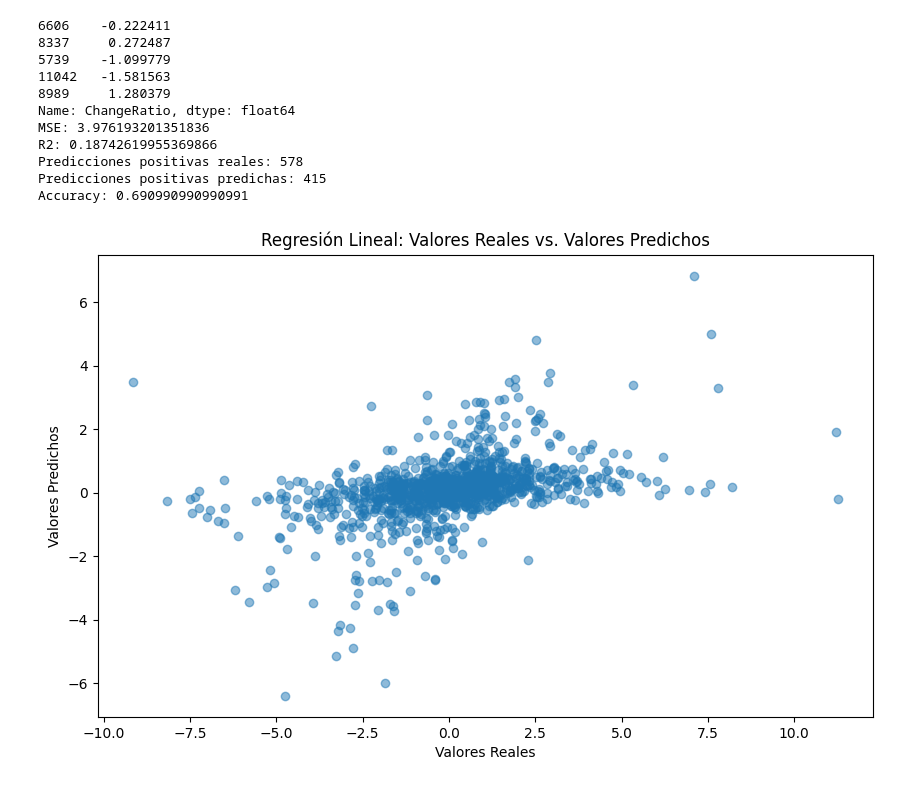
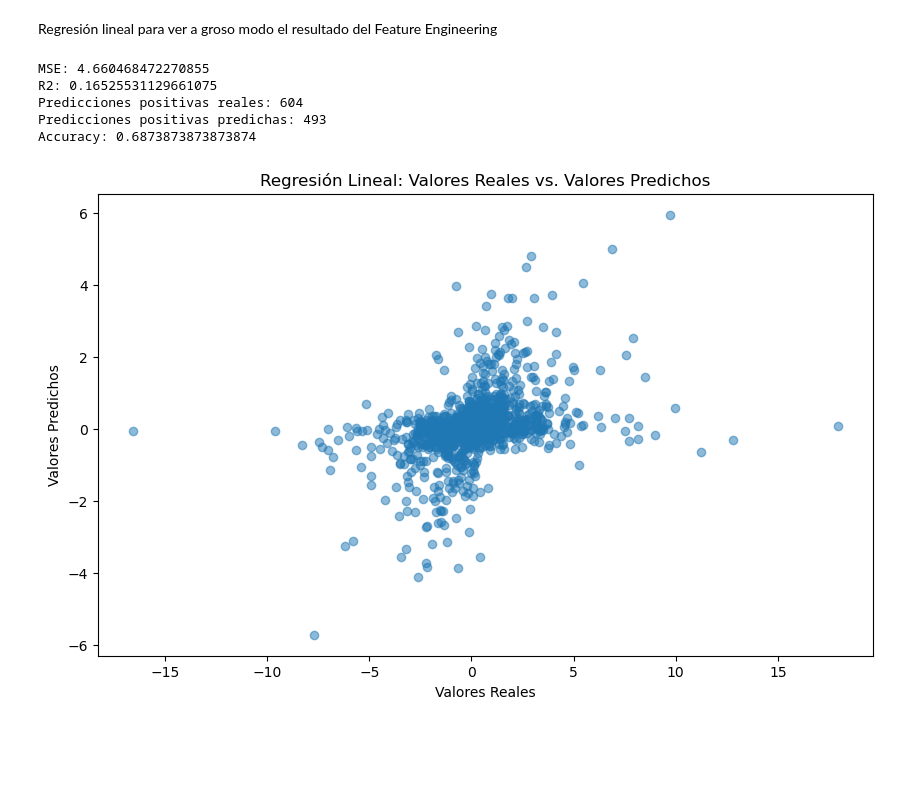
Before and after one commit to Ericson3100/Proyecto3DM, a Jupyter notebook: notebooks/2_FeatureEngineering.ipynb, the cells around one changed output. Cells and saved outputs as stored; diff of their text form; code cells hidden in the pictures; blank space fills up the shorter version.

```diff
--- a/notebooks/2_FeatureEngineering.ipynb
+++ b/notebooks/2_FeatureEngineering.ipynb
@@ -229,0 +195,11 @@ Index(['Close_lag_1', 'SMA_20_lag1', 'SMA_50_lag1', 'RSI_14_lag1',
+# %%
+apple_data = pd.read_csv('../data/raw/AAPL_with_SP500.csv')
+apple_data = feature_engineering(apple_data)
+
+# Preparar los datos para el entrenamiento y hacer sampling con pesos
+apple_data_train = apple_data[apple_data['Date']<='2025-02-28']
+apple_data_train = sample_with_time_weights(apple_data_train, percentage=0.5, k=0.0005)
+
+# Preparar los datos para el test
+apple_data_test = apple_data[apple_data['Date']>'2025-02-28']
+apple_data_test.drop(columns=['Date'], inplace=True)
@@ -230,3 +220,5 @@ Index(['Close_lag_1', 'SMA_20_lag1', 'SMA_50_lag1', 'RSI_14_lag1',
+# %% [markdown]
+Regresión lineal para ver a groso modo el resultado del Feature Engineering
 # %%
 from sklearn.preprocessing import StandardScaler
 from sklearn.model_selection import train_test_split
@@ -234,56 +226,49 @@ from sklearn.linear_model import LinearRegression
 from sklearn.metrics import mean_squared_error, r2_score
 
 # Preparar los datos para el entrenamiento
-train_data, test_data = train_test_split(apple_data, test_size=0.2, random_state=42, shuffle=True)
+train, valid = train_test_split(apple_data_train, test_size=0.2, random_state=42, shuffle=True)
 
-y_train = train_data['ChangeRatio']
-X_train = train_data.drop(columns=['ChangeRatio'])
+y_train = train['ChangeRatio']
+X_train = train.drop(columns=['ChangeRatio'])
 
-y_test = test_data['ChangeRatio']
-print(y_test.head())
-X_test = test_data.drop(columns=['ChangeRatio'])
+y_valid = valid['ChangeRatio']
+X_valid = valid.drop(columns=['ChangeRatio'])
 
 scaler = StandardScaler()
 X_train_scaled = scaler.fit_transform(X_train)
-X_test_scaled = scaler.transform(X_test)
+X_valid_scaled = scaler.transform(X_valid)
 
 model = LinearRegression()
 model.fit(X_train_scaled, y_train)
 
-y_pred = model.predict(X_test_scaled)
+y_pred = model.predict(X_valid_scaled)
 
-mse = mean_squared_error(y_test, y_pred)
-r2 = r2_score(y_test, y_pred)
+mse = mean_squared_error(y_valid, y_pred)
+r2 = r2_score(y_valid, y_pred)
 
 print(f"MSE: {mse}")
 print(f"R2: {r2}")
 
 #Imprimir el numero de predicciones con signo positivo
-print(f"Predicciones positivas reales: {np.sum(y_test > 0)}")
+print(f"Predicciones positivas reales: {np.sum(y_valid > 0)}")
 #Imprimir el numero de predicciones con signo negativo
 print(f"Predicciones positivas predichas: {np.sum(y_pred < 0)}")
 
 #Obtener el accuracy de las predicciones sumando el acierto de las predicciones positivas y negativas
-accuracy = np.sum((y_test > 0) & (y_pred > 0)) + np.sum((y_test < 0) & (y_pred < 0))
-accuracy = accuracy / len(y_test)
+accuracy = np.sum((y_valid > 0) & (y_pred > 0)) + np.sum((y_valid < 0) & (y_pred < 0))
+accuracy = accuracy / len(y_valid)
 print(f"Accuracy: {accuracy}")
 # Graficar los resultados
 plt.figure(figsize=(10, 6))
-plt.scatter(y_test, y_pred, alpha=0.5)
+plt.scatter(y_valid, y_pred, alpha=0.5)
 plt.xlabel('Valores Reales')
 plt.ylabel('Valores Predichos')
 plt.title('Regresión Lineal: Valores Reales vs. Valores Predichos')
 plt.show()
 # %% [output]
-6606    -0.222411
-8337     0.272487
-5739    -1.099779
-11042   -1.581563
-8989     1.280379
-Name: ChangeRatio, dtype: float64
-MSE: 3.976193201351836
-R2: 0.18742619955369866
-Predicciones positivas reales: 578
-Predicciones positivas predichas: 415
-Accuracy: 0.690990990990991
+MSE: 4.660468472270855
+R2: 0.16525531129661075
+Predicciones positivas reales: 604
+Predicciones positivas predichas: 493
+Accuracy: 0.6873873873873874
-[figure, old version]
+[figure, new version]
```
Also changed, not shown: parts of 14 cells of this notebook, 22 other files.
